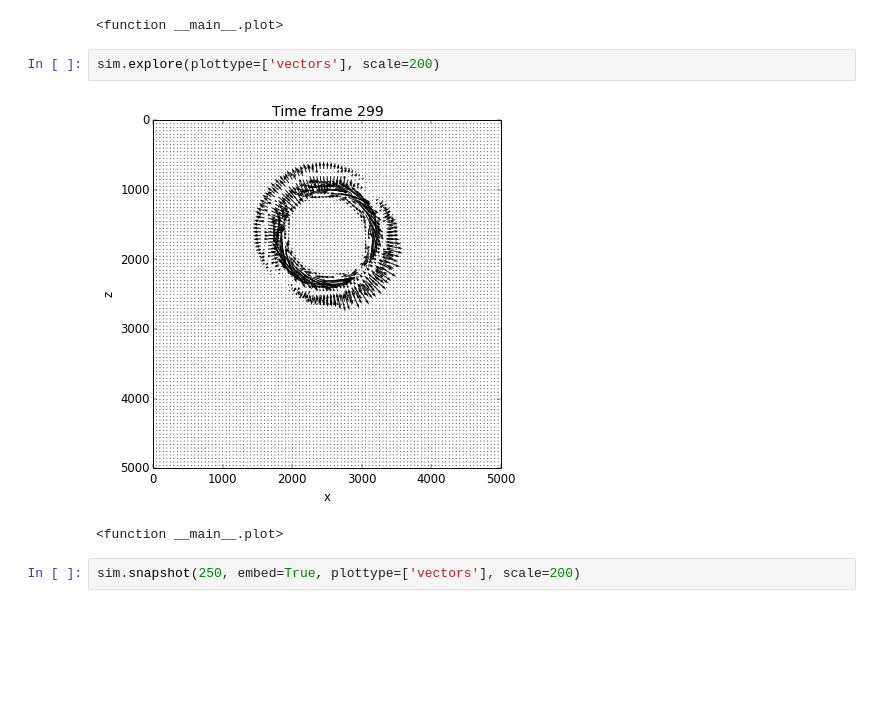
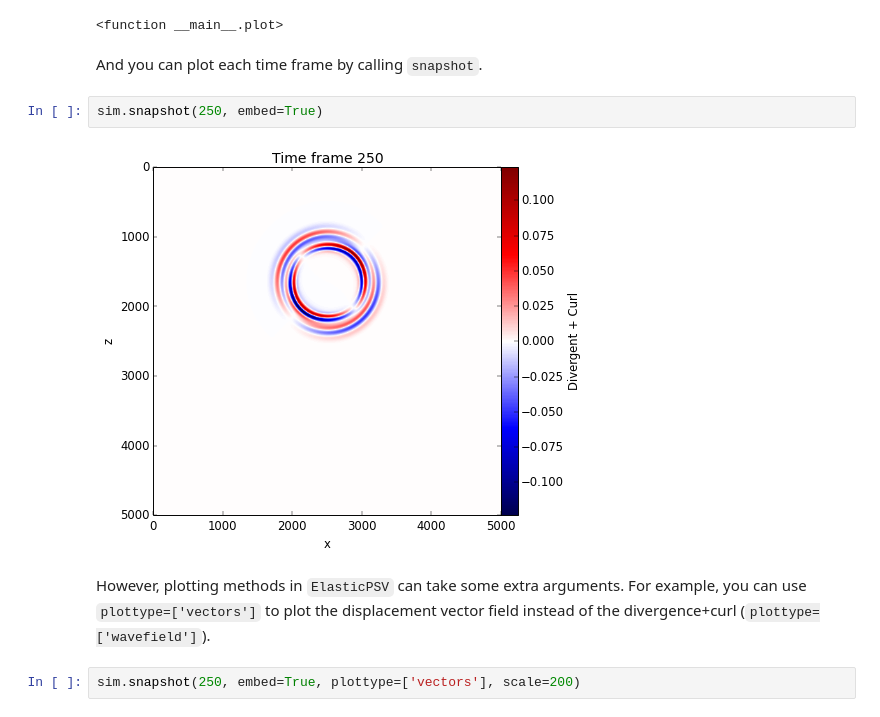
Before and after one commit to fatiando/prototypes, a Jupyter notebook: wavefd-simulation-class.ipynb, the cells around one changed output. Drawn from its saved outputs; the diff is of its cells as text; blank space fills up the shorter version.

Commit message:
Added text and blast source example to PSV

```diff
--- a/wavefd-simulation-class.ipynb
+++ b/wavefd-simulation-class.ipynb
@@ -806,11 +820,14 @@ sim.explore()
 # %% [output]
 [figure]
 <function __main__.plot>
-# %%
-sim.explore(plottype=['vectors'], scale=200)
-# %% [output]
-[figure, removed]
-<function __main__.plot>
+# %% [markdown]
+And you can plot each time frame by calling `snapshot`.
+# %%
+sim.snapshot(250, embed=True)
+# %% [output]
+[figure, added]
+# %% [markdown]
+However, plotting methods in `ElasticPSV` can take some extra arguments. For example, you can use `plottype=['vectors']` to plot the displacement vector field instead of the divergence+curl (`plottype=['wavefield']`).
 # %%
 sim.snapshot(250, embed=True, plottype=['vectors'], scale=200)
 # %% [output]
```
Also changed, not shown: parts of 28 cells of this notebook.
